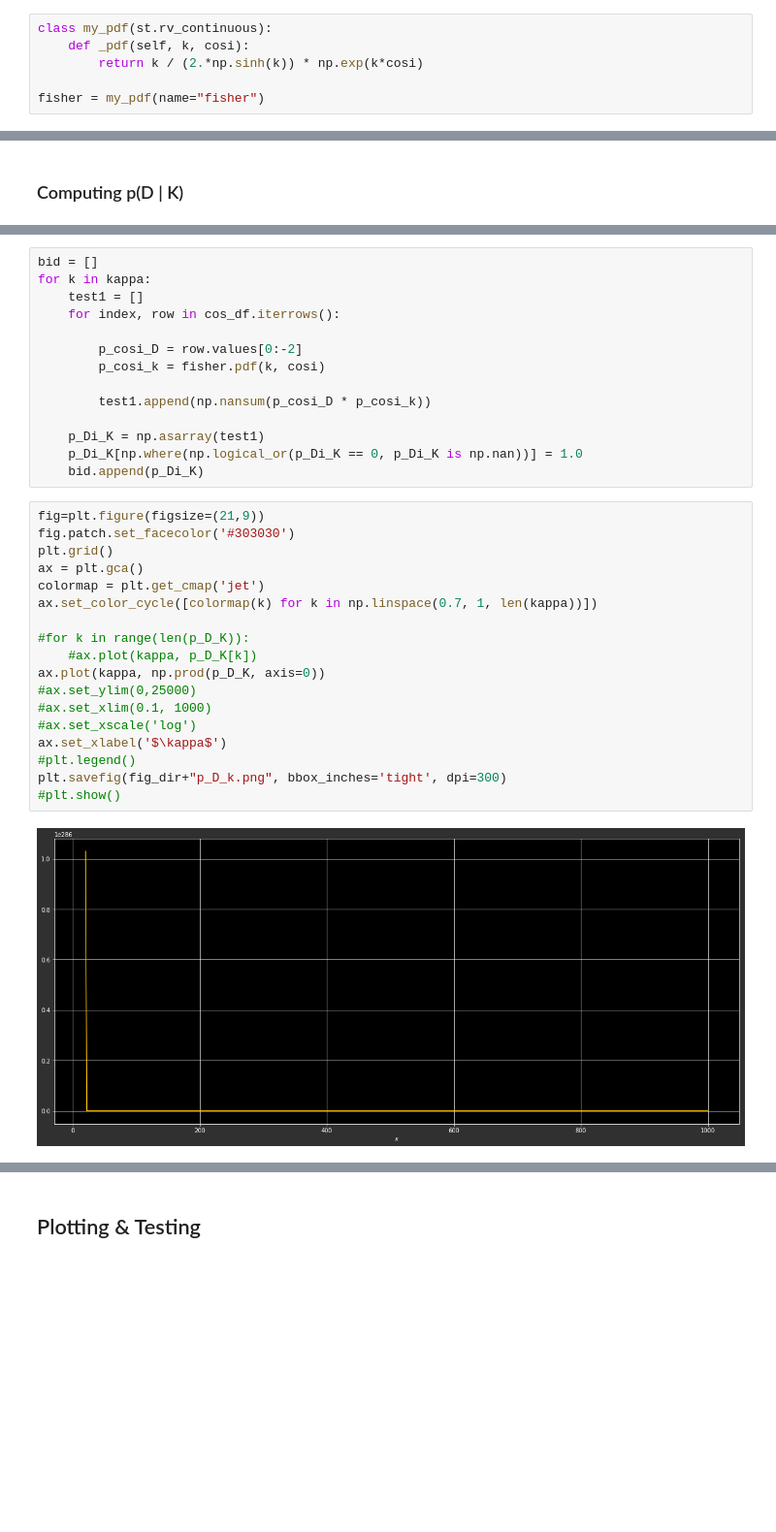
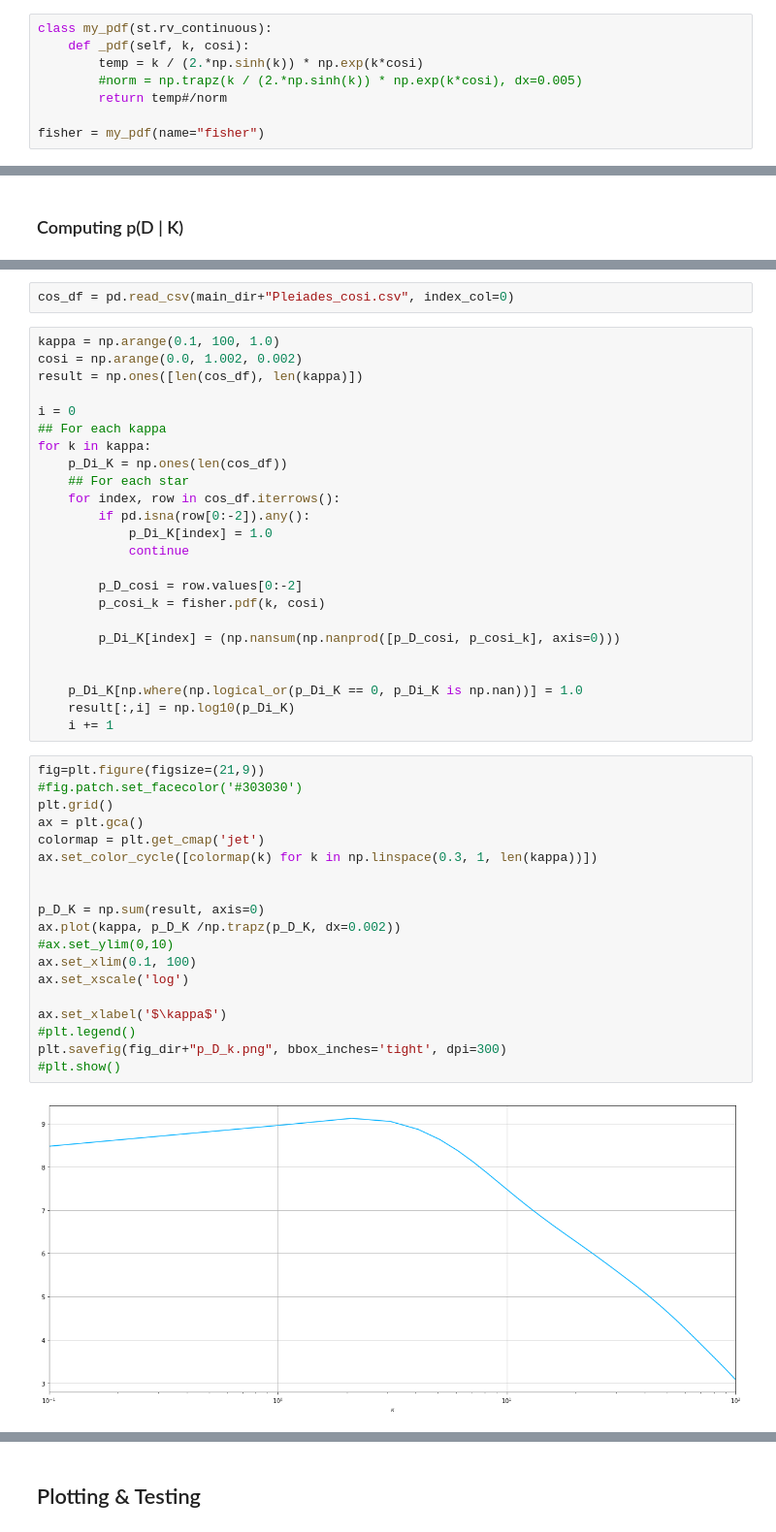
Before and after one commit to kaimibk/NAC, a Jupyter notebook: Final_notebooks/Hierarchical_Analysis.ipynb, the cells around one changed output, grey strips where cells are left out. Shown at 97% size. Drawn from its saved outputs; the diff is of its cells as text; blank space fills up the shorter version.

```diff
--- a/Final_notebooks/Hierarchical_Analysis.ipynb
+++ b/Final_notebooks/Hierarchical_Analysis.ipynb
@@ -158,7 +158,9 @@ kappa = [0.1, 1, 2, 5, 10, 20, 50, 100, 500, 1000]#np.logspace(-1, 3, 100)
 # %%
 class my_pdf(st.rv_continuous):
     def _pdf(self, k, cosi):
-        return k / (2.*np.sinh(k)) * np.exp(k*cosi)
+        temp = k / (2.*np.sinh(k)) * np.exp(k*cosi)
+        #norm = np.trapz(k / (2.*np.sinh(k)) * np.exp(k*cosi), dx=0.005)
+        return temp#/norm
 
 fisher = my_pdf(name="fisher")
 # %%
@@ -208,34 +191,47 @@ for index, row in cos_df.iterrows():
+# %%
+cos_df = pd.read_csv(main_dir+"Pleiades_cosi.csv", index_col=0)
 # %%
-bid = []
+kappa = np.arange(0.1, 100, 1.0)
+cosi = np.arange(0.0, 1.002, 0.002)
+result = np.ones([len(cos_df), len(kappa)])
+
+i = 0
+## For each kappa
 for k in kappa:
-    test1 = []
+    p_Di_K = np.ones(len(cos_df))
+    ## For each star
     for index, row in cos_df.iterrows():
+        if pd.isna(row[0:-2]).any():
+            p_Di_K[index] = 1.0
+            continue
 
-        p_cosi_D = row.values[0:-2]
+        p_D_cosi = row.values[0:-2]
         p_cosi_k = fisher.pdf(k, cosi)
 
-        test1.append(np.nansum(p_cosi_D * p_cosi_k))
+        p_Di_K[index] = (np.nansum(np.nanprod([p_D_cosi, p_cosi_k], axis=0)))
 
-    p_Di_K = np.asarray(test1)
+
     p_Di_K[np.where(np.logical_or(p_Di_K == 0, p_Di_K is np.nan))] = 1.0
-    bid.append(p_Di_K)
+    result[:,i] = np.log10(p_Di_K)
+    i += 1
 # %%
 fig=plt.figure(figsize=(21,9))
-fig.patch.set_facecolor('#303030')
+#fig.patch.set_facecolor('#303030')
 plt.grid()
 ax = plt.gca()
 colormap = plt.get_cmap('jet')
-ax.set_color_cycle([colormap(k) for k in np.linspace(0.7, 1, len(kappa))])
+ax.set_color_cycle([colormap(k) for k in np.linspace(0.3, 1, len(kappa))])
 
-#for k in range(len(p_D_K)):
-    #ax.plot(kappa, p_D_K[k])
-ax.plot(kappa, np.prod(p_D_K, axis=0))
-#ax.set_ylim(0,25000)
-#ax.set_xlim(0.1, 1000)
-#ax.set_xscale('log')
+
+p_D_K = np.sum(result, axis=0)
+ax.plot(kappa, p_D_K /np.trapz(p_D_K, dx=0.002))
+#ax.set_ylim(0,10)
+ax.set_xlim(0.1, 100)
+ax.set_xscale('log')
+
 ax.set_xlabel('$\kappa$')
 #plt.legend()
 plt.savefig(fig_dir+"p_D_k.png", bbox_inches='tight', dpi=300)
 #plt.show()
 # %% [output]
-[figure, old version]
+[figure, new version]
```
Also changed, not shown: parts of 11 cells of this notebook.
